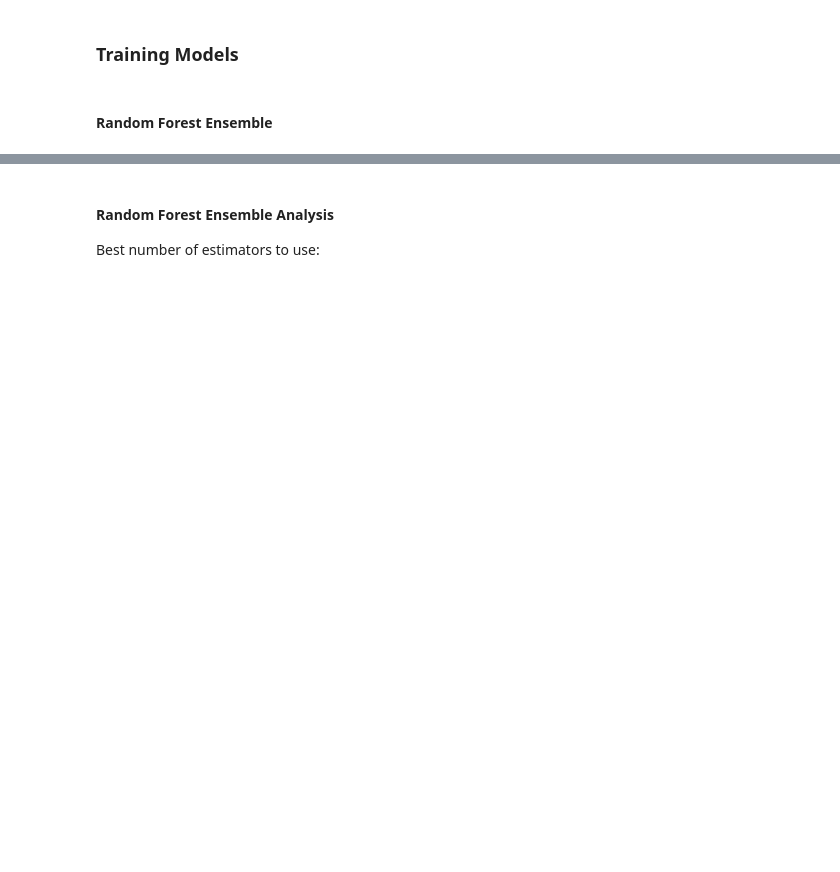
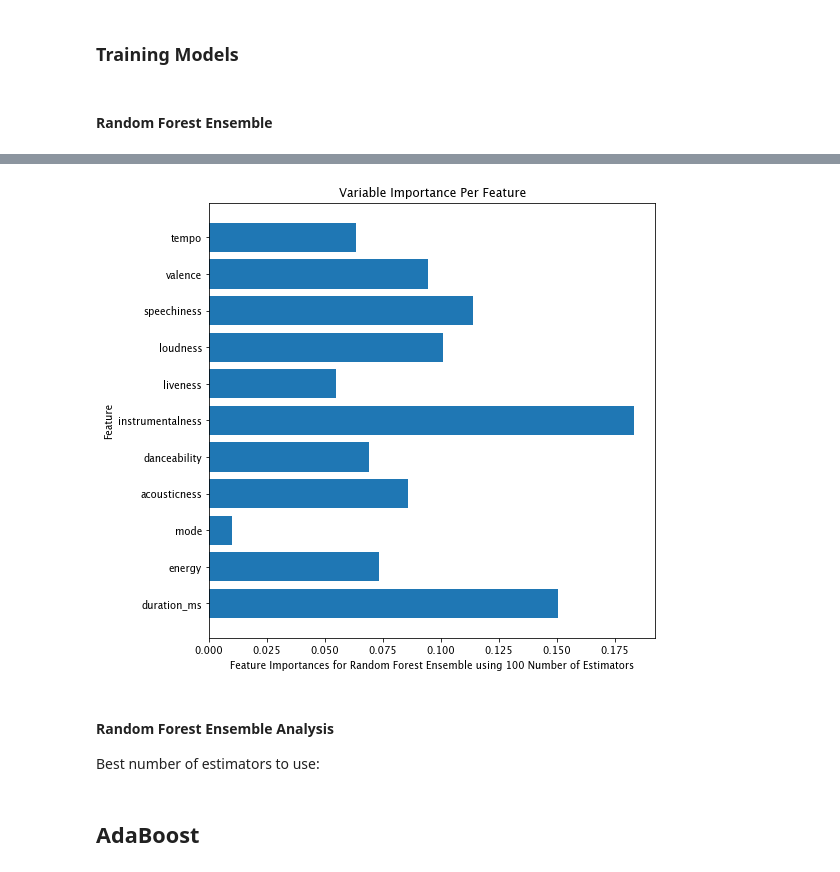
Before and after one commit to sumanasithalam/Top-Charts-Song-Classification, a Jupyter notebook: SongsAnalysis.ipynb, the cells around one changed output, grey strips where cells are left out. Saved outputs shown, nothing was run; the diff lists cells and outputs as text; code cells hidden in the pictures; blank space fills up the shorter version.

```diff
--- a/SongsAnalysis.ipynb
+++ b/SongsAnalysis.ipynb
@@ -227,15 +205,15 @@ def split_data(cleaned_song_data):
     Returns the data split into x_train, x_test, y_train and y_test
     :param cleaned_song_data: the cleaned DataFrame object
     """
-    song_y = cleaned_song_data['on_chart']
-    song_x = cleaned_song_data.drop(['on_chart'], axis=1)
-    x_train, x_test, y_train, y_test = train_test_split(song_x, song_y, test_size=0.25)
+    song_y = cleaned_song_data['On_chart']
+    song_x = cleaned_song_data.drop(['On_chart'], axis=1)
+    x_train, x_test, y_train, y_test = train_test_split(song_x, song_y, test_size=0.25, random_state=5)
     x_train = x_train.reset_index(drop=True)
     x_test = x_test.reset_index(drop=True)
     y_train = y_train.reset_index(drop=True)
     y_test = y_test.reset_index(drop=True)
 
-    x_train, y_train = scale_train_test_x(x_train, x_test)
+    x_train, x_test = scale_train_test_x(x_train, x_test)
     return x_train, x_test, y_train, y_test
 # %% [markdown]
 ### Cleaning the Data
@@ -331,16 +308,19 @@ def predict_model(model, x):
     y_pred = model.predict(x);
     return y_pred
 # %%
-def train_random_forest(x_train, y_train, n_estimators=100):
+def fit_classifier(classifier, x_train, y_train, num_estimators=100):
     '''
     Trains a random forest classifier ensemble using the given x and y training data
     Returns the trained random forest model
     :param x_train: the x data to train our random forest model on
     :param y_train: the y data to train our random forest model on
     '''
-    rfc = RandomForestClassifier(n_estimators = n_estimators)
-    rfc.fit(x_train, y_train)
-    return rfc
+    if (classifier == 'RandomForest'):
+        cl = RandomForestClassifier(n_estimators=num_estimators)
+    elif (classifier == 'AdaBoost'):
+        cl = AdaBoostClassifier(n_estimators=num_estimators)
+    cl.fit(x_train, y_train)
+    return cl
 # %%
 def get_metrics(model, x_test, y_true, y_pred):
     '''
@@ -435,4 +416,27 @@ plt.show()
+# %%
+## plot feature importance of random forest using ensemble trained on best number of estimators to use as determined previous
+rfc = train_random_forest(x_train, y_train, 100)
+importances = rfc.feature_importances_
+
+
+features = actual_cleaned_song_data.drop(['On_chart'], axis=1).columns
+
+y_pos = np.arange(len(features))
+
+fig, ax = plt.subplots()
+fig.set_size_inches(8, 8)
+
+ax.barh(y_pos, importances)
+ax.set_title('Variable Importance Per Feature')
+ax.set_ylabel('Feature')
+ax.set_xlabel('Feature Importances for Random Forest Ensemble using 100 Number of Estimators')
+ax.set_yticks(y_pos, features)
+plt.show()
+# %% [output]
+[figure, added]
 # %% [markdown]
 #### Random Forest Ensemble Analysis
 
 Best number of estimators to use:
+# %% [markdown]
+## AdaBoost
```
Also changed, not shown: parts of 18 cells of this notebook.
